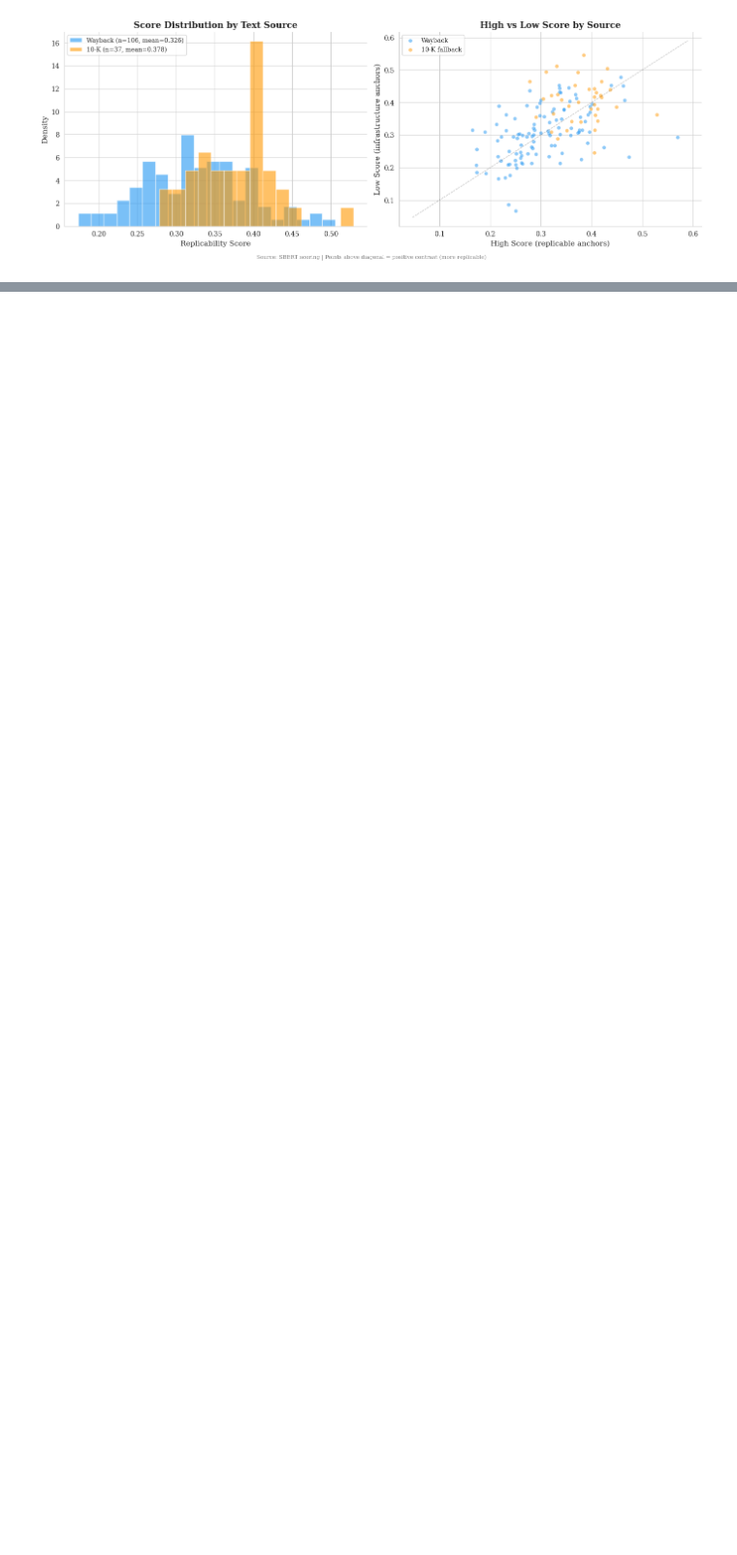
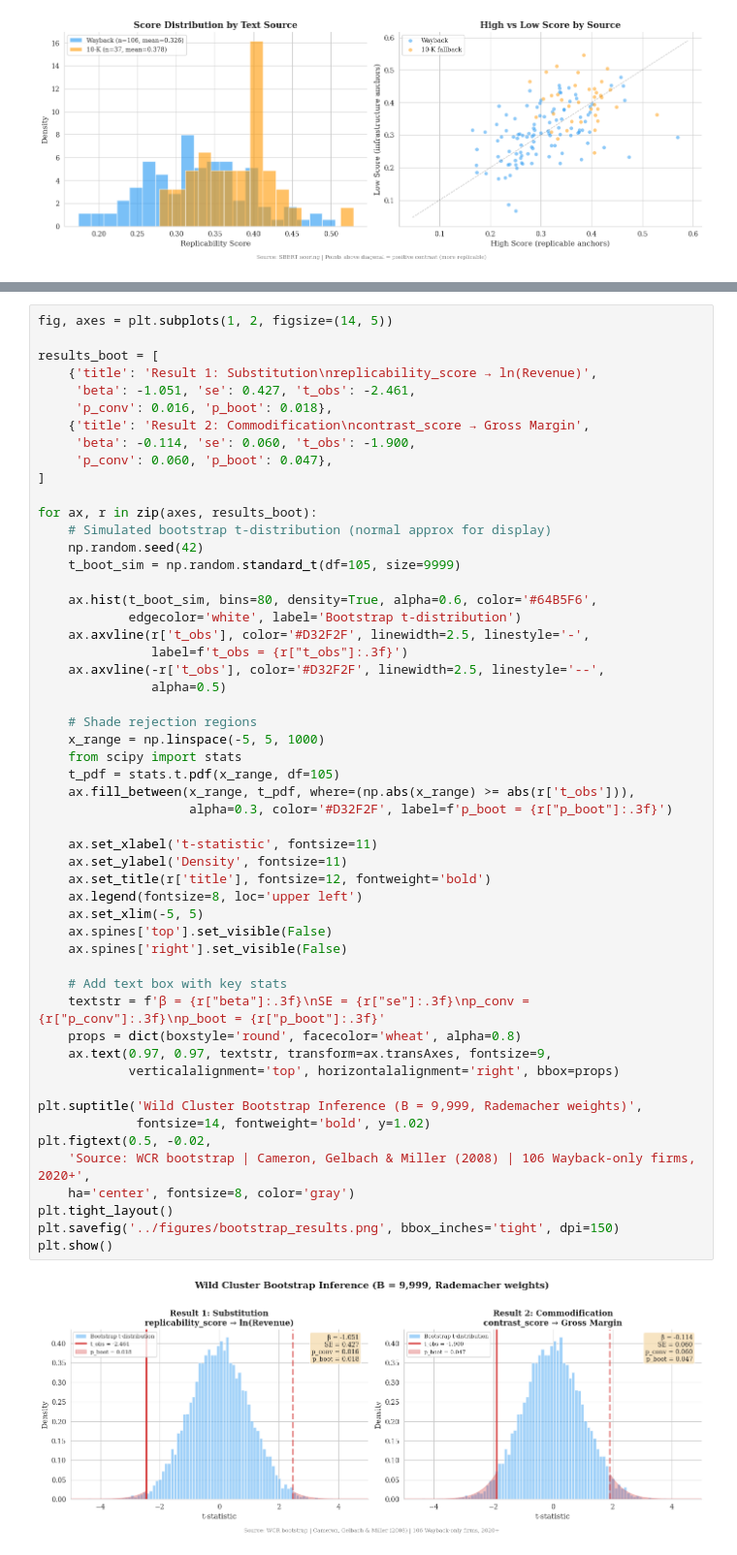
Before and after one commit to hakangulmez/thesis-ai-task-shock, a Jupyter notebook: notebooks/project_overview.ipynb, the cells around one changed output, grey strips where cells are left out. Shown at 97% size. Drawn from its saved outputs; the diff is of its cells as text; blank space fills up the shorter version.

```diff
--- a/notebooks/project_overview.ipynb
+++ b/notebooks/project_overview.ipynb
@@ -987,2 +1051,57 @@ plt.show()
+# %%
+fig, axes = plt.subplots(1, 2, figsize=(14, 5))
+
+results_boot = [
+    {'title': 'Result 1: Substitution\nreplicability_score → ln(Revenue)',
+     'beta': -1.051, 'se': 0.427, 't_obs': -2.461,
+     'p_conv': 0.016, 'p_boot': 0.018},
+    {'title': 'Result 2: Commodification\ncontrast_score → Gross Margin',
+     'beta': -0.114, 'se': 0.060, 't_obs': -1.900,
+     'p_conv': 0.060, 'p_boot': 0.047},
+]
+
+for ax, r in zip(axes, results_boot):
+    # Simulated bootstrap t-distribution (normal approx for display)
+    np.random.seed(42)
+    t_boot_sim = np.random.standard_t(df=105, size=9999)
+
+    ax.hist(t_boot_sim, bins=80, density=True, alpha=0.6, color='#64B5F6',
+            edgecolor='white', label='Bootstrap t-distribution')
+    ax.axvline(r['t_obs'], color='#D32F2F', linewidth=2.5, linestyle='-',
+               label=f't_obs = {r["t_obs"]:.3f}')
+    ax.axvline(-r['t_obs'], color='#D32F2F', linewidth=2.5, linestyle='--',
+               alpha=0.5)
+
+    # Shade rejection regions
+    x_range = np.linspace(-5, 5, 1000)
+    from scipy import stats
+    t_pdf = stats.t.pdf(x_range, df=105)
+    ax.fill_between(x_range, t_pdf, where=(np.abs(x_range) >= abs(r['t_obs'])),
+                    alpha=0.3, color='#D32F2F', label=f'p_boot = {r["p_boot"]:.3f}')
+
+    ax.set_xlabel('t-statistic', fontsize=11)
+    ax.set_ylabel('Density', fontsize=11)
+    ax.set_title(r['title'], fontsize=12, fontweight='bold')
+    ax.legend(fontsize=8, loc='upper left')
+    ax.set_xlim(-5, 5)
+    ax.spines['top'].set_visible(False)
+    ax.spines['right'].set_visible(False)
+
+    # Add text box with key stats
+    textstr = f'β = {r["beta"]:.3f}\nSE = {r["se"]:.3f}\np_conv = {r["p_conv"]:.3f}\np_boot = {r["p_boot"]:.3f}'
+    props = dict(boxstyle='round', facecolor='wheat', alpha=0.8)
+    ax.text(0.97, 0.97, textstr, transform=ax.transAxes, fontsize=9,
+            verticalalignment='top', horizontalalignment='right', bbox=props)
+
+plt.suptitle('Wild Cluster Bootstrap Inference (B = 9,999, Rademacher weights)',
+             fontsize=14, fontweight='bold', y=1.02)
+plt.figtext(0.5, -0.02,
+    'Source: WCR bootstrap | Cameron, Gelbach & Miller (2008) | 106 Wayback-only firms, 2020+',
+    ha='center', fontsize=8, color='gray')
+plt.tight_layout()
+plt.savefig('../figures/bootstrap_results.png', bbox_inches='tight', dpi=150)
+plt.show()
+# %% [output]
+[figure, added]
 # %% [markdown]
 ---
```
Also changed, not shown: parts of 5 cells of this notebook, 1 other file.
